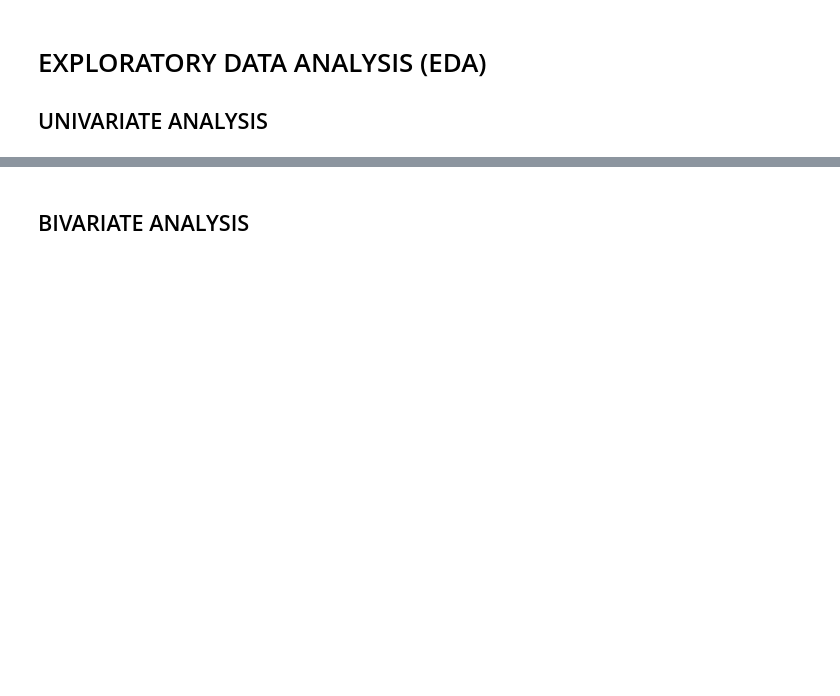
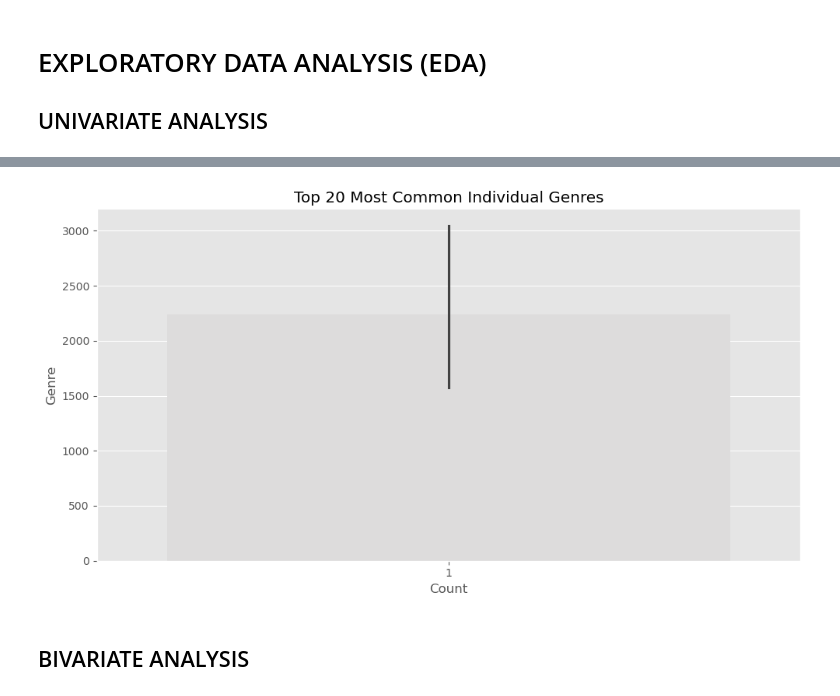
Before and after one commit to Vain-Guy/Movie-Recommendation-System, a Jupyter notebook: Notebooks/eda.ipynb, the cells around one changed output, grey strips where cells are left out. Saved outputs shown, nothing was run; the diff lists cells and outputs as text; code cells hidden in the pictures; blank space fills up the shorter version.

```diff
--- a/Notebooks/eda.ipynb
+++ b/Notebooks/eda.ipynb
@@ -295,3 +303,18 @@ plt.show()
+# %%
+genre_counts = df['genres'].value_counts().head(20)
+
+# Count top genres
+top_individual_genres = genre_counts.value_counts().head(20)
+
+plt.figure(figsize=(10,5.5))
+sns.barplot(x=top_individual_genres.values, y=top_individual_genres.index, palette="coolwarm")
+plt.title("Top 20 Most Common Individual Genres")
+plt.xlabel("Count")
+plt.ylabel("Genre")
+plt.tight_layout()
+plt.show()
+# %% [output]
+[figure, added]
 # %% [markdown]
 ## BIVARIATE ANALYSIS
 # %%
```
Also changed, not shown: parts of 3 cells of this notebook.
